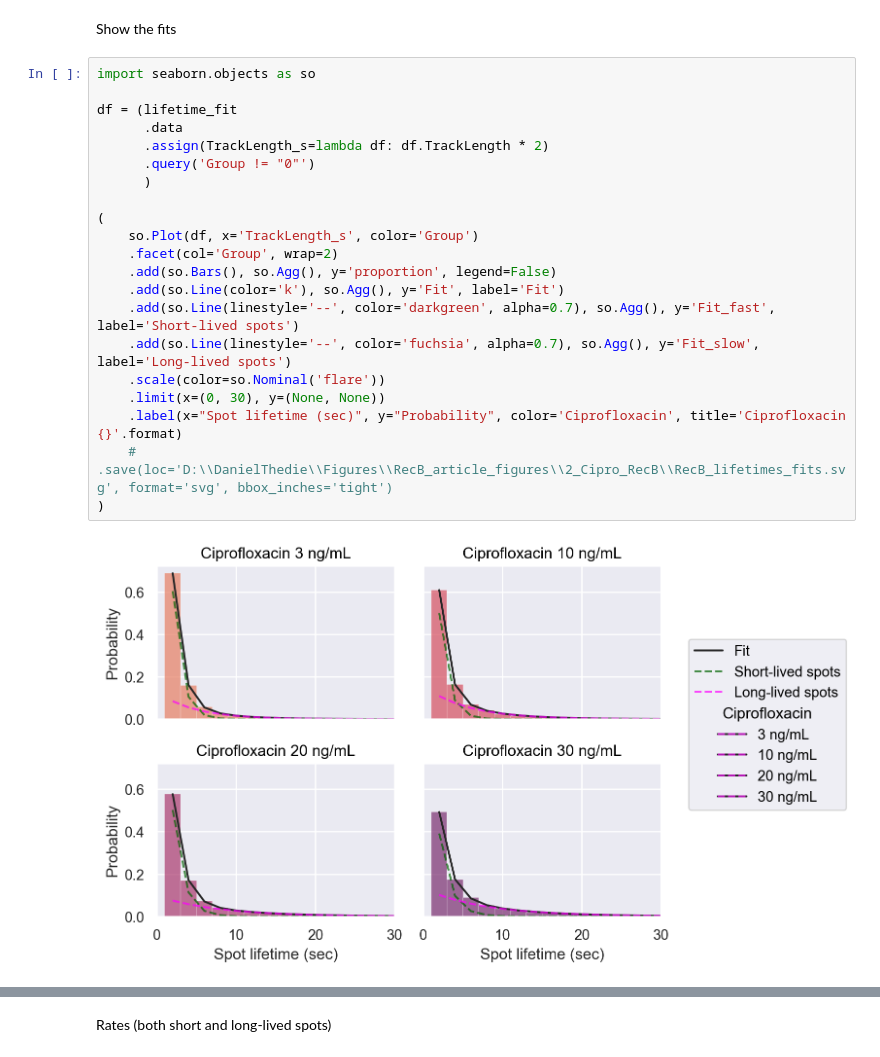
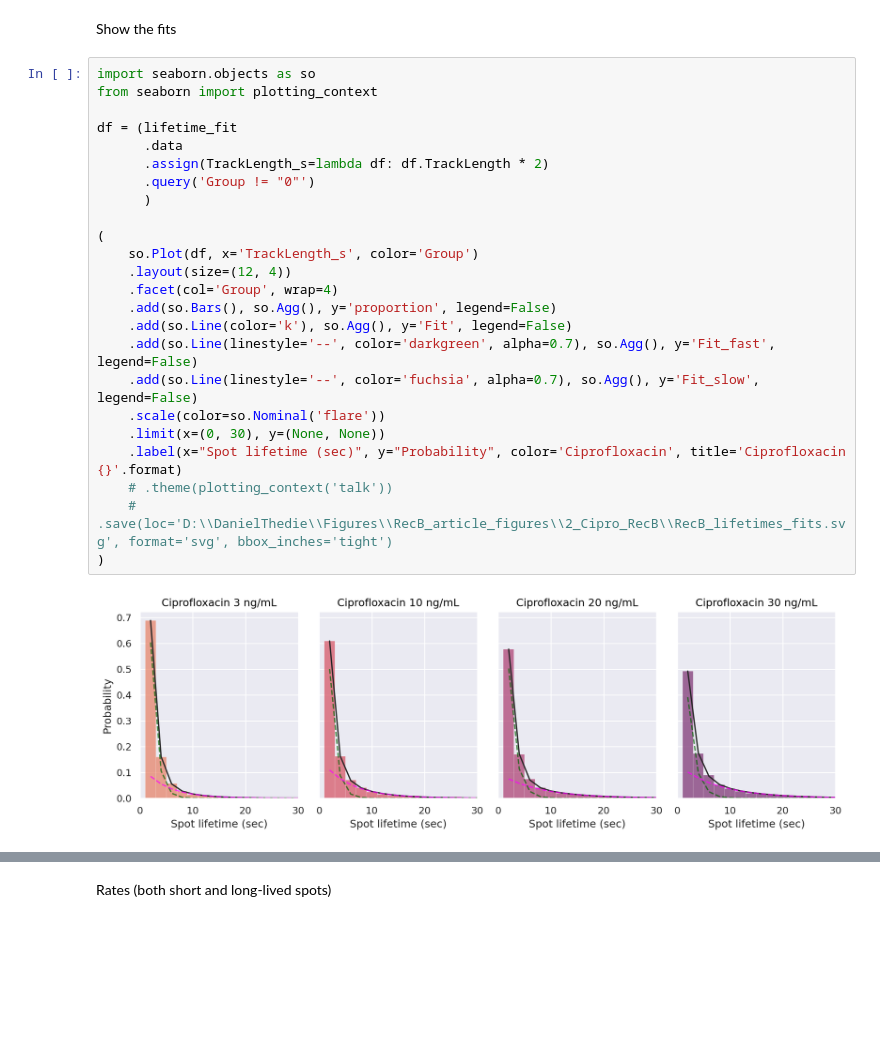
Before and after one commit to DanielThedie/RecB_article, a Jupyter notebook: Notebooks/2_Ciprofloxacin_damage/Long_RecB_spots.ipynb, the cells around one changed output, grey strips where cells are left out. Cells and saved outputs as stored; diff of their text form; blank space fills up the shorter version.

```diff
--- a/Notebooks/2_Ciprofloxacin_damage/Long_RecB_spots.ipynb
+++ b/Notebooks/2_Ciprofloxacin_damage/Long_RecB_spots.ipynb
@@ -142,27 +142,30 @@ for ds, df in lifetime_fit.data.groupby('Dataset'):
 Show the fits
 # %%
 import seaborn.objects as so
+from seaborn import plotting_context
 
 df = (lifetime_fit
       .data
       .assign(TrackLength_s=lambda df: df.TrackLength * 2)
       .query('Group != "0"')
       )
 
 (
     so.Plot(df, x='TrackLength_s', color='Group')
-    .facet(col='Group', wrap=2)
+    .layout(size=(12, 4))
+    .facet(col='Group', wrap=4)
     .add(so.Bars(), so.Agg(), y='proportion', legend=False)
-    .add(so.Line(color='k'), so.Agg(), y='Fit', label='Fit')
-    .add(so.Line(linestyle='--', color='darkgreen', alpha=0.7), so.Agg(), y='Fit_fast', label='Short-lived spots')
-    .add(so.Line(linestyle='--', color='fuchsia', alpha=0.7), so.Agg(), y='Fit_slow', label='Long-lived spots')
+    .add(so.Line(color='k'), so.Agg(), y='Fit', legend=False)
+    .add(so.Line(linestyle='--', color='darkgreen', alpha=0.7), so.Agg(), y='Fit_fast', legend=False)
+    .add(so.Line(linestyle='--', color='fuchsia', alpha=0.7), so.Agg(), y='Fit_slow', legend=False)
     .scale(color=so.Nominal('flare'))
     .limit(x=(0, 30), y=(None, None))
     .label(x="Spot lifetime (sec)", y="Probability", color='Ciprofloxacin', title='Ciprofloxacin {}'.format)
+    # .theme(plotting_context('talk'))
     # .save(loc='D:\\DanielThedie\\Figures\\RecB_article_figures\\2_Cipro_RecB\\RecB_lifetimes_fits.svg', format='svg', bbox_inches='tight')
 )
 # %% [output]
-[figure, old version]
+[figure, new version]
 # %%
 import seaborn.objects as so
 
```
Also changed, not shown: parts of 10 cells of this notebook.
